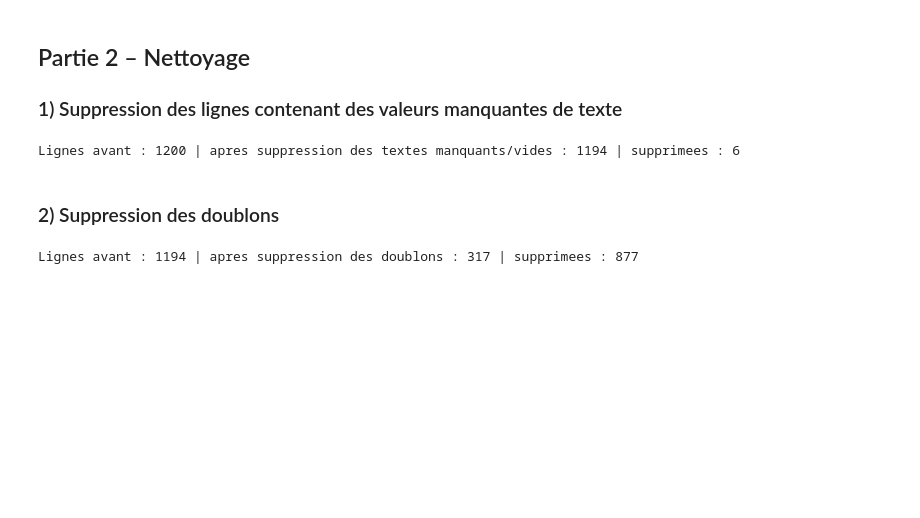
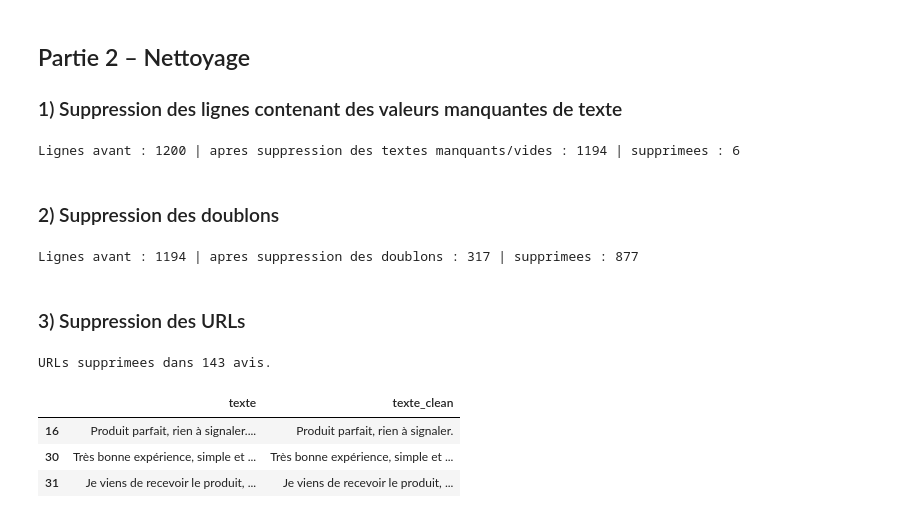
Before and after one commit to khadija470/atelier_prepa_donnees_textuelles, a Jupyter notebook: notebooks/atelier_prepa_donnees_textuelles.ipynb, the cells around one changed output. Drawn from its saved outputs; the diff is of its cells as text; code cells hidden in the pictures; blank space fills up the shorter version.

Commit message:
Partie 2 - 3) Suppression des URLs (colonne texte_clean initialisee)

```diff
--- a/notebooks/atelier_prepa_donnees_textuelles.ipynb
+++ b/notebooks/atelier_prepa_donnees_textuelles.ipynb
@@ -320,3 +320,16 @@ apres = len(df)
 print(f"Lignes avant : {avant} | apres suppression des doublons : {apres} | supprimees : {avant - apres}")
 # %% [output]
 Lignes avant : 1194 | apres suppression des doublons : 317 | supprimees : 877
+# %% [markdown]
+### 3) Suppression des URLs
+# %%
+nb_urls = df['texte'].str.contains(url_re).sum()
+df['texte_clean'] = df['texte'].str.replace(url_re, ' ', regex=True)
+print(f"URLs supprimees dans {nb_urls} avis.")
+df.loc[df['texte'].str.contains(url_re), ['texte', 'texte_clean']].head(3)
+# %% [output]
+URLs supprimees dans 143 avis.
+|  | texte | texte_clean |
+| 16 | Produit parfait, rien à signaler.... | Produit parfait, rien à signaler. |
+| 30 | Très bonne expérience, simple et ... | Très bonne expérience, simple et ... |
+| 31 | Je viens de recevoir le produit, ... | Je viens de recevoir le produit, ... |
```
